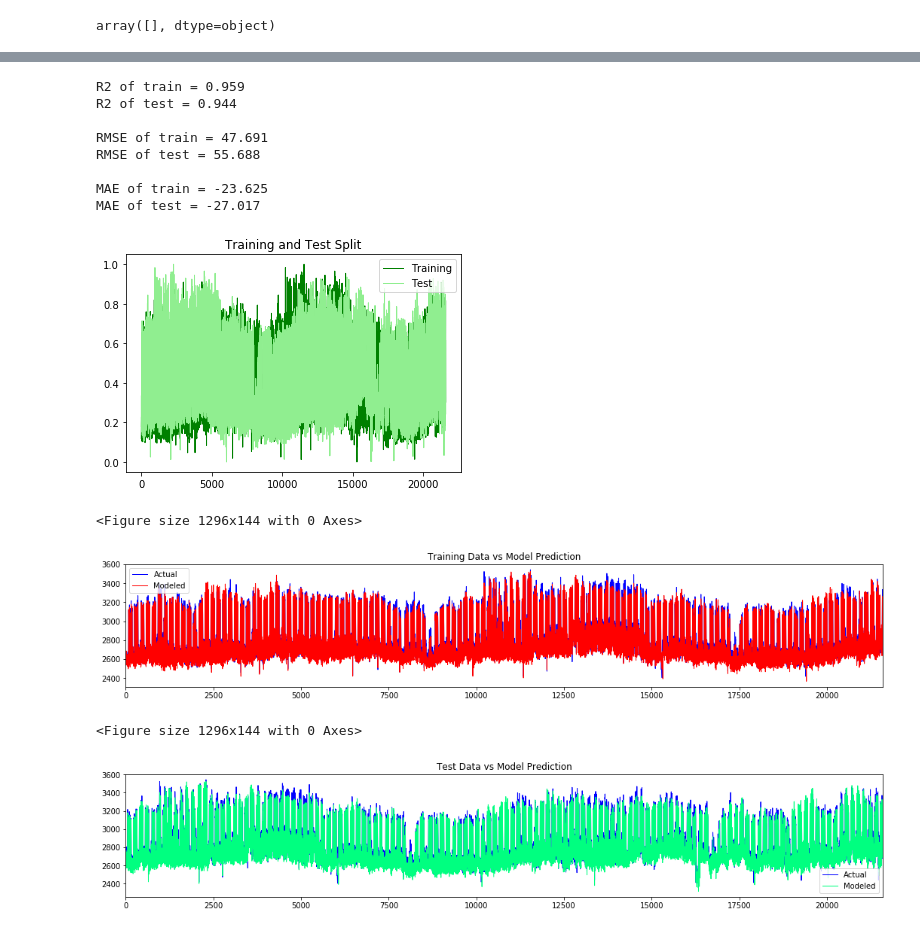
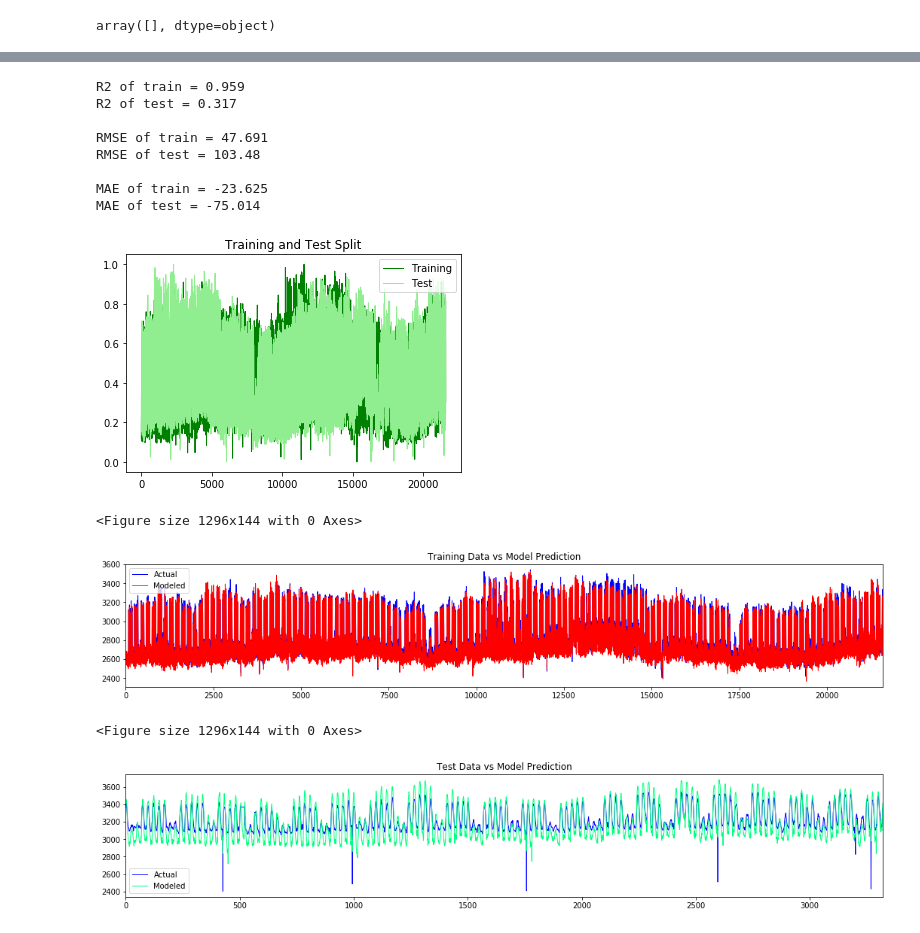
Before and after one commit to eco-data-science-team/LSTM-Anomaly-Detection, a Jupyter notebook: LSTM Notebook.ipynb, the cells around one changed output, grey strips where cells are left out. Saved outputs shown, nothing was run; the diff lists cells and outputs as text; code cells hidden in the pictures.

Commit message:
implemented more visuals for training & val graph

```diff
--- a/LSTM Notebook.ipynb
+++ b/LSTM Notebook.ipynb
@@ -171,7 +171,7 @@ X1_test = np.reshape(X1_test, (X1_test.shape[0], 1, X1_test.shape[1]))
 train = DataFrame()
 val = DataFrame()
 np.random.seed(42)
-epochs = 100
+epochs = 200
 neurons = 100
 for i in range(1):
     model = Sequential()
@@ -240,9 +255,9 @@ plt.legend(['Training','Test'])
 
 pred_train = history.model.predict(X_train)
 pred_train_inv = scaler_y.inverse_transform(pred_train.reshape(-1,1))
-pred_test = history.model.predict(X_test)
+pred_test = history.model.predict(X1_test)
 pred_test_inv = scaler_y.inverse_transform(pred_test.reshape(-1,1))
-
+pred_test_inv = pred_test_inv+200
 plt.figure(figsize=(18,2))
 training_comparison = pd.DataFrame({"Actual":scaler_y.inverse_transform(y_train).reshape((-1,)),
                                    "Modeled":pred_train_inv.reshape((-1,))}, index=range(len(y_train)))
@@ -251,39 +266,39 @@ training_comparison.sort_index().plot(figsize=(18,3),
                          linewidth=1,
                          color=['blue','red'])
 
 plt.figure(figsize=(18,2))
-test_comparison = pd.DataFrame({"Actual":scaler_y.inverse_transform(y_test).reshape((-1,)),
-                                   "Modeled":pred_test_inv.reshape((-1,))}, index=range(len(y_test)))
+test_comparison = pd.DataFrame({"Actual":scaler_y.inverse_transform(y1_test).reshape((-1,)),
+                                   "Modeled":pred_test_inv.reshape((-1,))}, index=range(len(y1_test)))
 test_comparison.sort_index().plot(figsize=(18,3),
                      title="Test Data vs Model Prediction",
                      linewidth=1,
                      colormap='winter')
 
 r2_train = r2_score(scaler_y.inverse_transform(y_train).reshape((-1,)), pred_train_inv.reshape(-1,1))
 print(f"R2 of train = {round(r2_train,3)}")
-r2_test = r2_score(scaler_y.inverse_transform(y_test).reshape((-1,)), pred_test_inv.reshape(-1,1))
+r2_test = r2_score(scaler_y.inverse_transform(y1_test).reshape((-1,)), pred_test_inv.reshape(-1,1))
 print(f"R2 of test = {round(r2_test,3)}")
 print()
 rmse_train = math.sqrt(mean_squared_error(scaler_y.inverse_transform(y_train).reshape((-1,)), pred_train_inv.reshape(-1,1)))
 print(f"RMSE of train = {round(rmse_train,3)}")
-rmse_test = math.sqrt(mean_squared_error(scaler_y.inverse_transform(y_test).reshape((-1,)), pred_test_inv.reshape(-1,1)))
+rmse_test = math.sqrt(mean_squared_error(scaler_y.inverse_transform(y1_test).reshape((-1,)), pred_test_inv.reshape(-1,1)))
 print(f"RMSE of test = {round(rmse_test,3)}")
 print()
 mae_train = np.median((pred_train_inv.reshape(-1,1) - scaler_y.inverse_transform(y_train).reshape((-1,))))
 print(f"MAE of train = {round(mae_train,3)}")
-mae_test = np.median((pred_test_inv.reshape(-1,1) - scaler_y.inverse_transform(y_test).reshape((-1,))))
+mae_test = np.median((pred_test_inv.reshape(-1,1) - scaler_y.inverse_transform(y1_test).reshape((-1,))))
 print(f"MAE of test = {round(mae_test,3)}")
 # %% [output]
 R2 of train = 0.959
-R2 of test = 0.944
+R2 of test = 0.317
 
 RMSE of train = 47.691
-RMSE of test = 55.688
+RMSE of test = 103.48
 
 MAE of train = -23.625
-MAE of test = -27.017
+MAE of test = -75.014
 [figure]
 <Figure size 1296x144 with 0 Axes>
 [figure]
 <Figure size 1296x144 with 0 Axes>
-[figure, old version]
+[figure, new version]
```
Also changed, not shown: parts of 7 cells of this notebook.
